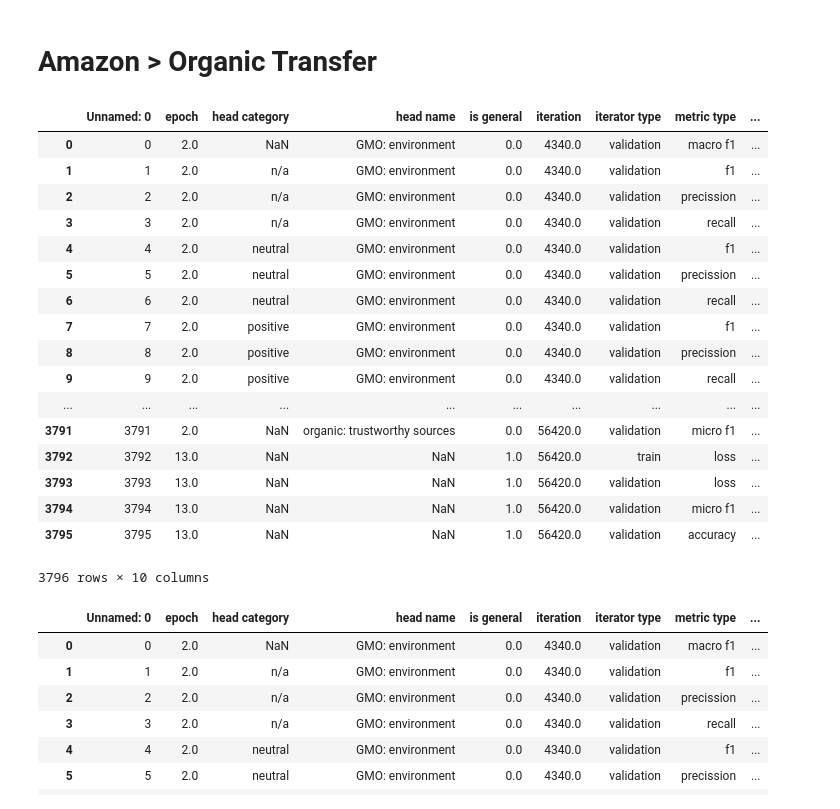
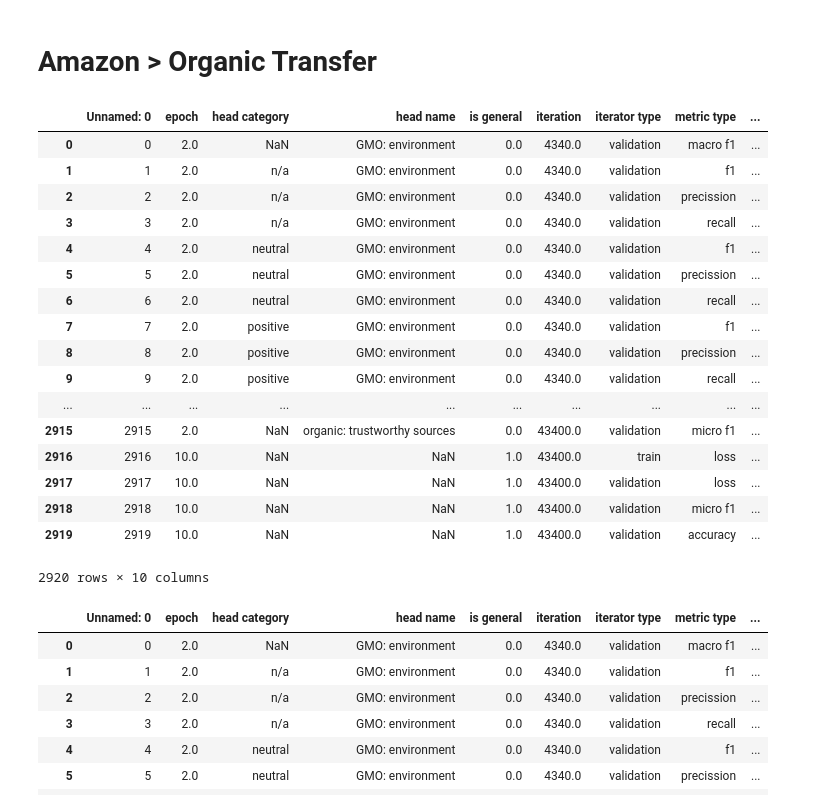
Before and after one commit to felixSchober/ABSA-Transformer, a Jupyter notebook: 00_Graphs.ipynb, the cells around one changed output. Cells and saved outputs as stored; diff of their text form; code cells hidden in the pictures.

```diff
--- a/00_Graphs.ipynb
+++ b/00_Graphs.ipynb
@@ -257,31 +257,31 @@ ax.yaxis.set_major_formatter(mpl.ticker.StrMethodFormatter('{x:,.0f}'))
 # %% [markdown]
 # Amazon > Organic Transfer
 # %%
-path = os.path.join("C:\\Users\\felix\\OneDrive\\Studium\\Studium\\6. Semester\\MA\\Project\\Results\\TransferLearning\\TransferAmazonOrganic\\df.csv")
+path = os.path.join("C:\\Users\\felix\\OneDrive\\Studium\\Studium\\6. Semester\\MA\\Project\\Results\\TransferLearning\\TransferAmazonOrganic\\02\\df.csv")
 df_transfer = pd.read_csv(path)
 df_transfer['type'] = df_transfer.apply(lambda r: 'ABSA-T + LM-H + FT (Transfer)',axis=1)
 df_transfer['epoch'] = df_transfer.apply(lambda r: r['epoch'] + 1,axis=1)
 
 df_transfer
 # %% [output]
 |  | Unnamed: 0 | epoch | head category | head name | is general | iteration | iterator type | metric type | ... |
 | 0 | 0 | 2.0 | NaN | GMO: environment | 0.0 | 4340.0 | validation | macro f1 | ... |
 | 1 | 1 | 2.0 | n/a | GMO: environment | 0.0 | 4340.0 | validation | f1 | ... |
 | 2 | 2 | 2.0 | n/a | GMO: environment | 0.0 | 4340.0 | validation | precission | ... |
 | 3 | 3 | 2.0 | n/a | GMO: environment | 0.0 | 4340.0 | validation | recall | ... |
 | 4 | 4 | 2.0 | neutral | GMO: environment | 0.0 | 4340.0 | validation | f1 | ... |
 | 5 | 5 | 2.0 | neutral | GMO: environment | 0.0 | 4340.0 | validation | precission | ... |
 | 6 | 6 | 2.0 | neutral | GMO: environment | 0.0 | 4340.0 | validation | recall | ... |
 | 7 | 7 | 2.0 | positive | GMO: environment | 0.0 | 4340.0 | validation | f1 | ... |
 | 8 | 8 | 2.0 | positive | GMO: environment | 0.0 | 4340.0 | validation | precission | ... |
 | 9 | 9 | 2.0 | positive | GMO: environment | 0.0 | 4340.0 | validation | recall | ... |
 | ... | ... | ... | ... | ... | ... | ... | ... | ... | ... |
-| 3791 | 3791 | 2.0 | NaN | organic: trustworthy sources | 0.0 | 56420.0 | validation | micro f1 | ... |
-| 3792 | 3792 | 13.0 | NaN | NaN | 1.0 | 56420.0 | train | loss | ... |
-| 3793 | 3793 | 13.0 | NaN | NaN | 1.0 | 56420.0 | validation | loss | ... |
-| 3794 | 3794 | 13.0 | NaN | NaN | 1.0 | 56420.0 | validation | micro f1 | ... |
-| 3795 | 3795 | 13.0 | NaN | NaN | 1.0 | 56420.0 | validation | accuracy | ... |
+| 2915 | 2915 | 2.0 | NaN | organic: trustworthy sources | 0.0 | 43400.0 | validation | micro f1 | ... |
+| 2916 | 2916 | 10.0 | NaN | NaN | 1.0 | 43400.0 | train | loss | ... |
+| 2917 | 2917 | 10.0 | NaN | NaN | 1.0 | 43400.0 | validation | loss | ... |
+| 2918 | 2918 | 10.0 | NaN | NaN | 1.0 | 43400.0 | validation | micro f1 | ... |
+| 2919 | 2919 | 10.0 | NaN | NaN | 1.0 | 43400.0 | validation | accuracy | ... |
-3796 rows × 10 columns
+2920 rows × 10 columns
 # %%
 path = os.path.join("C:\\Users\\felix\\OneDrive\\Studium\\Studium\\6. Semester\\MA\\Project\\Results\\TransferLearning\\Organic_Transfer_Baseline\\20190501\\df.csv")
 df_baseline = pd.read_csv(path)
```
Also changed, not shown: parts of 3 cells of this notebook, 1 other file.
